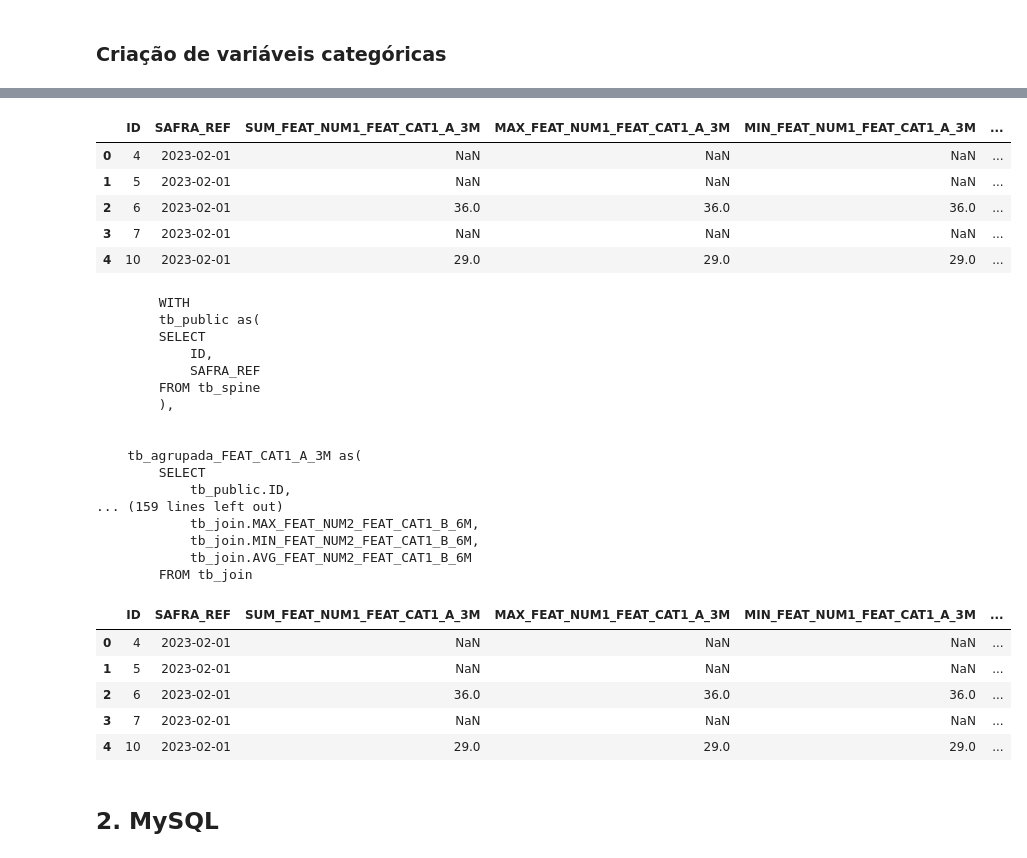
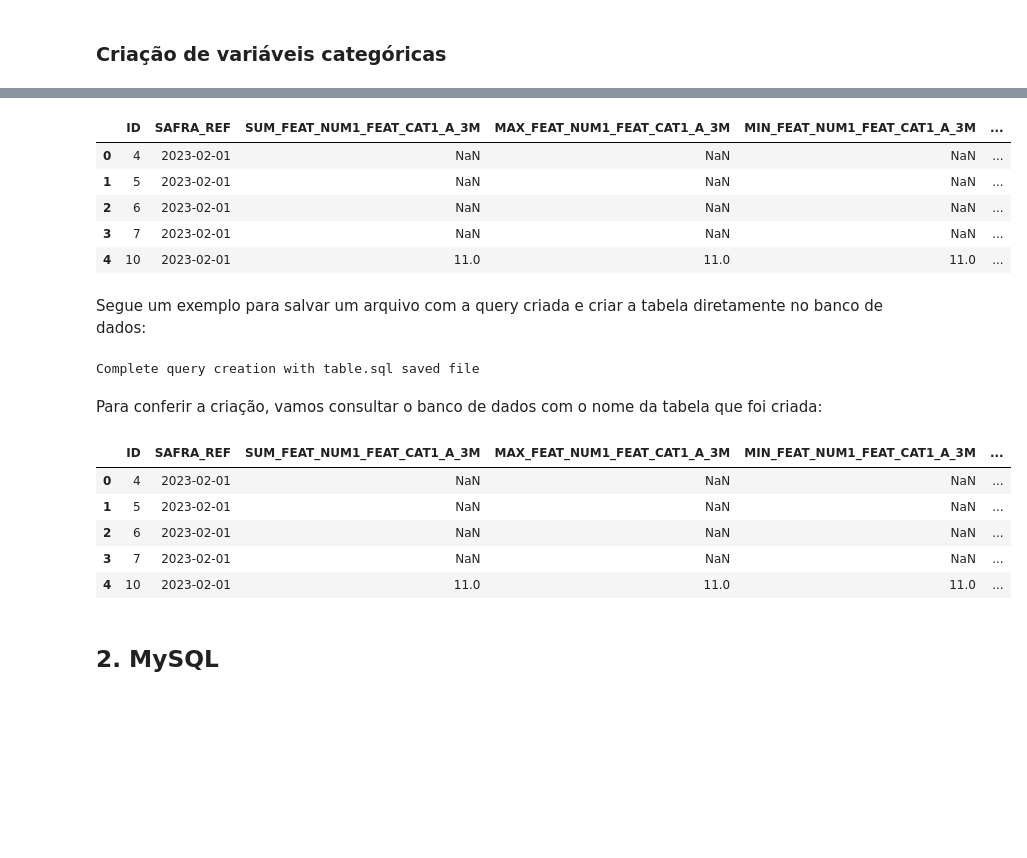
Before and after one commit to ravennaro/featsql, a Jupyter notebook: nbs/index.ipynb, the cells around one changed output, grey strips where cells are left out. Cells and saved outputs as stored; diff of their text form; code cells hidden in the pictures; blank space fills up the shorter version.

```diff
--- a/nbs/index.ipynb
+++ b/nbs/index.ipynb
@@ -29,9 +59,9 @@ pip install featsql
 # %%
 #|eval: false
 
-url_db = "sqlite:///../../data/mydatabase.db"
-
-engine = create_engine(url_db)
+url_db = "mydatabase.db"
+conn = sqlite3.connect(url_db)
+cursor = conn.cursor()
 # %% [markdown]
 ### Visão inicial do público
 # %% [markdown]
@@ -194,16 +254,20 @@ print(query)
 # %%
 #|eval: false
 
-df_sqlite_agregada = pd.read_sql(query, engine)
+df_sqlite_agregada = pd.read_sql(query, conn)
 df_sqlite_agregada.head()
 # %% [output]
 |  | ID | SAFRA_REF | SUM_FEAT_NUM1_FEAT_CAT1_A_3M | MAX_FEAT_NUM1_FEAT_CAT1_A_3M | MIN_FEAT_NUM1_FEAT_CAT1_A_3M | ... |
 | 0 | 4 | 2023-02-01 | NaN | NaN | NaN | ... |
 | 1 | 5 | 2023-02-01 | NaN | NaN | NaN | ... |
-| 2 | 6 | 2023-02-01 | 36.0 | 36.0 | 36.0 | ... |
+| 2 | 6 | 2023-02-01 | NaN | NaN | NaN | ... |
 | 3 | 7 | 2023-02-01 | NaN | NaN | NaN | ... |
-| 4 | 10 | 2023-02-01 | 29.0 | 29.0 | 29.0 | ... |
+| 4 | 10 | 2023-02-01 | 11.0 | 11.0 | 11.0 | ... |
+# %% [markdown]
+Segue um exemplo para salvar um arquivo com a query criada e criar a tabela diretamente no banco de dados:
 # %%
+#|eval: false
+
 tb_publico = 'tb_spine'
 lista_janela = [3, 6]
 lista_feat_num = ['FEAT_NUM1', 'FEAT_NUM2']
@@ -213,40 +277,28 @@ id = 'ID'
 safra_ref = 'SAFRA_REF'
 tb_feat = 'tb_feat'
 safra = 'SAFRA'
+status = True
+table_name = 'nome_da_tabela_criada'
+nome_arquivo = 'table.sql'
 
-query = sqlite_create_query_agregada(tb_publico, tb_feat, lista_janela, lista_feat_num, id, safra_ref, safra, feat_cat, lista_valor_agragador)
+query = sqlite_create_query_agregada(tb_publico, tb_feat, lista_janela, lista_feat_num, id, safra_ref, safra, feat_cat, lista_valor_agragador, nome_arquivo=nome_arquivo, status=status, table_name=table_name, conn=conn)
+# %% [output]
+Complete query creation with table.sql saved file
-# %%
-print(query)
-# %% [output]
-        WITH
-        tb_public as(
-        SELECT
-            ID,
-            SAFRA_REF
-        FROM tb_spine
-        ),
-
-
-    tb_agrupada_FEAT_CAT1_A_3M as(
-        SELECT
-            tb_public.ID,
-... (159 lines left out)
-            tb_join.MAX_FEAT_NUM2_FEAT_CAT1_B_6M,
-            tb_join.MIN_FEAT_NUM2_FEAT_CAT1_B_6M,
-            tb_join.AVG_FEAT_NUM2_FEAT_CAT1_B_6M
-        FROM tb_join
+# %% [markdown]
+Para conferir a criação, vamos consultar o banco de dados com o nome da tabela que foi criada:
 # %%
-#|eval: false
+# |eval: false
 
-df_sqlite_agregada = pd.read_sql(query, engine)
-df_sqlite_agregada.head()
+query=f"""SELECT  * from {table_name}"""
+df = pd.read_sql(query, conn)
+df.head()
 # %% [output]
 |  | ID | SAFRA_REF | SUM_FEAT_NUM1_FEAT_CAT1_A_3M | MAX_FEAT_NUM1_FEAT_CAT1_A_3M | MIN_FEAT_NUM1_FEAT_CAT1_A_3M | ... |
 | 0 | 4 | 2023-02-01 | NaN | NaN | NaN | ... |
 | 1 | 5 | 2023-02-01 | NaN | NaN | NaN | ... |
-| 2 | 6 | 2023-02-01 | 36.0 | 36.0 | 36.0 | ... |
+| 2 | 6 | 2023-02-01 | NaN | NaN | NaN | ... |
 | 3 | 7 | 2023-02-01 | NaN | NaN | NaN | ... |
-| 4 | 10 | 2023-02-01 | 29.0 | 29.0 | 29.0 | ... |
+| 4 | 10 | 2023-02-01 | 11.0 | 11.0 | 11.0 | ... |
 # %% [markdown]
 ## 2. MySQL
 # %% [markdown]
```
Also changed, not shown: parts of 73 cells of this notebook, 8 other files.
